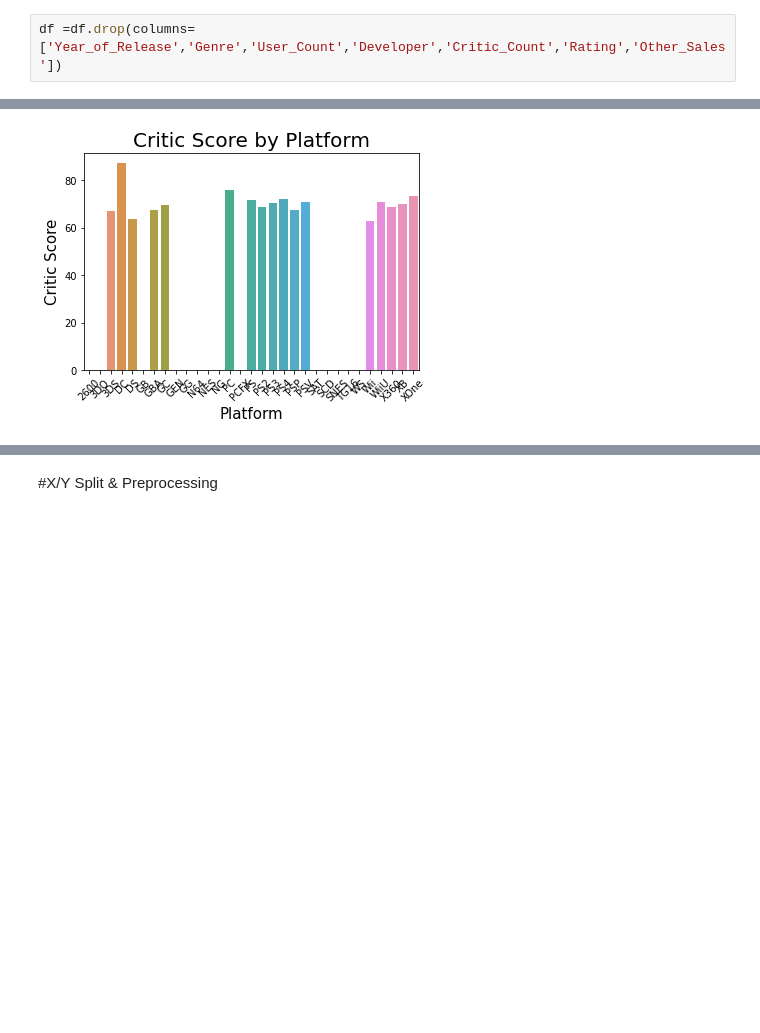
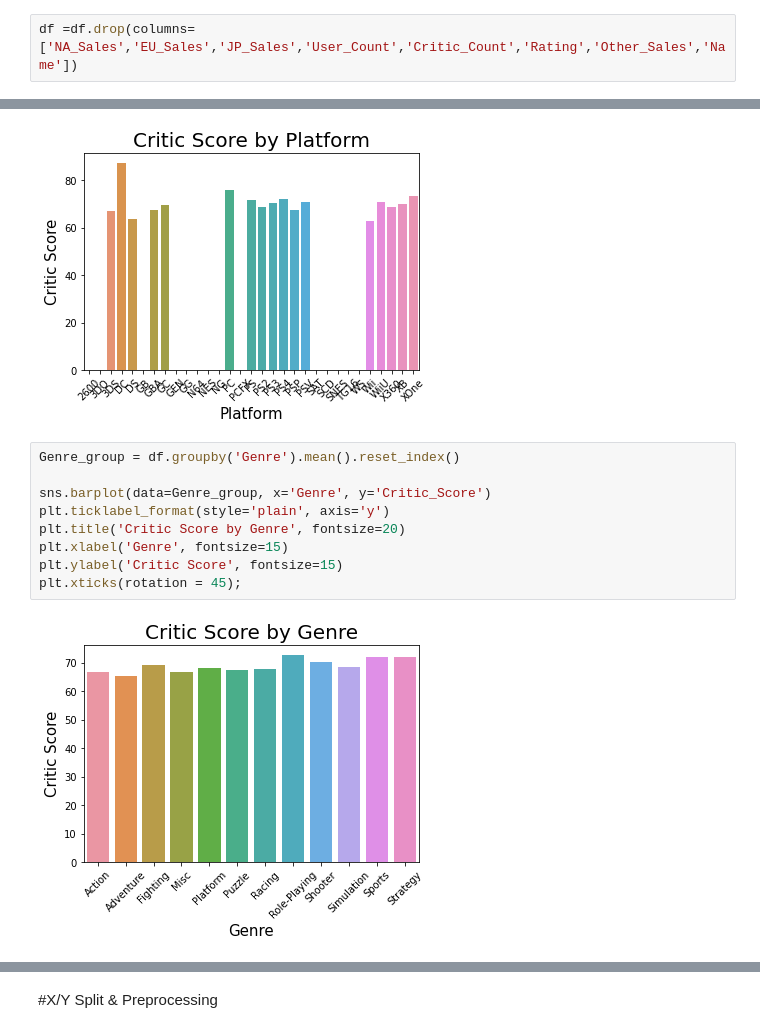
Before and after one commit to AaronRM9416/Platform-Performance-Gaming-, a Jupyter notebook: Platform_Sales.ipynb, the cells around one changed output, grey strips where cells are left out. Saved outputs shown, nothing was run; the diff lists cells and outputs as text; blank space fills up the shorter version.

```diff
--- a/Platform_Sales.ipynb
+++ b/Platform_Sales.ipynb
@@ -101,7 +101,7 @@ Developer           1696
 Rating                 8
 dtype: int64
 # %%
-df =df.drop(columns=['Year_of_Release','Genre','User_Count','Developer','Critic_Count','Rating','Other_Sales'])
+df =df.drop(columns=['NA_Sales','EU_Sales','JP_Sales','User_Count','Critic_Count','Rating','Other_Sales','Name'])
 # %%
 df.info()
 # %% [output]
@@ -144,4 +133,15 @@ plt.ylabel('Critic Score', fontsize=15)
 plt.xticks(rotation = 45);
 # %% [output]
 [figure]
+# %%
+Genre_group = df.groupby('Genre').mean().reset_index()
+
+sns.barplot(data=Genre_group, x='Genre', y='Critic_Score')
+plt.ticklabel_format(style='plain', axis='y')
+plt.title('Critic Score by Genre', fontsize=20)
+plt.xlabel('Genre', fontsize=15)
+plt.ylabel('Critic Score', fontsize=15)
+plt.xticks(rotation = 45);
+# %% [output]
+[figure, added]
 # %%
```
Also changed, not shown: parts of 81 cells of this notebook.
